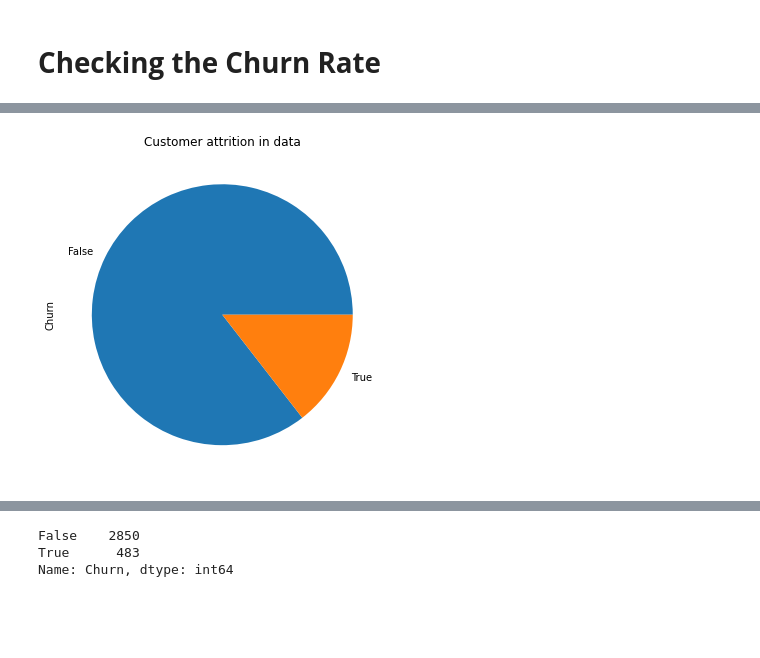
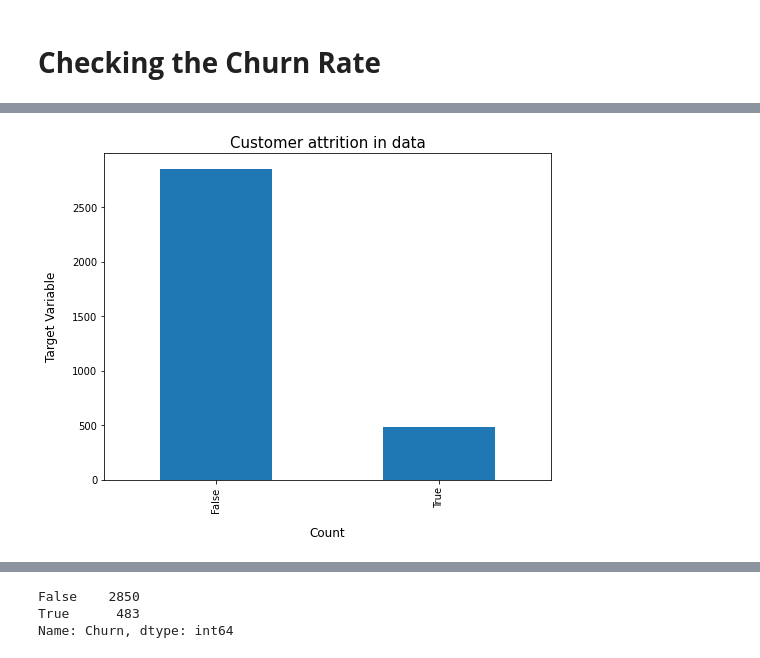
Before and after one commit to Akshadanair/Telecom-Churn-Analysis, a Jupyter notebook: Telecom_Churn_Analysis_Capstone_Project.ipynb, the cells around one changed output, grey strips where cells are left out. Cells and saved outputs as stored; diff of their text form; code cells hidden in the pictures; blank space fills up the shorter version.

Commit message:
Second Commit Telecom Churn

```diff
--- a/Telecom_Churn_Analysis_Capstone_Project.ipynb
+++ b/Telecom_Churn_Analysis_Capstone_Project.ipynb
@@ -264,6 +246,9 @@ dtype: object
 # %%
-telecom['Churn'].value_counts().plot(kind='pie', figsize=(8, 6))
-plt.title("Customer attrition in data")
+# bar chart to display churn rate
+telecom['Churn'].value_counts().plot(kind='bar', figsize=(8, 6))
+plt.xlabel("Count", labelpad=14, fontsize = 12)
+plt.ylabel("Target Variable", labelpad=14, fontsize = 12)
+plt.title("Customer attrition in data", fontsize = 15)
 plt.show()
 # %% [output]
-[figure, old version]
+[figure, new version]
```
Also changed, not shown: parts of 18 cells of this notebook.
